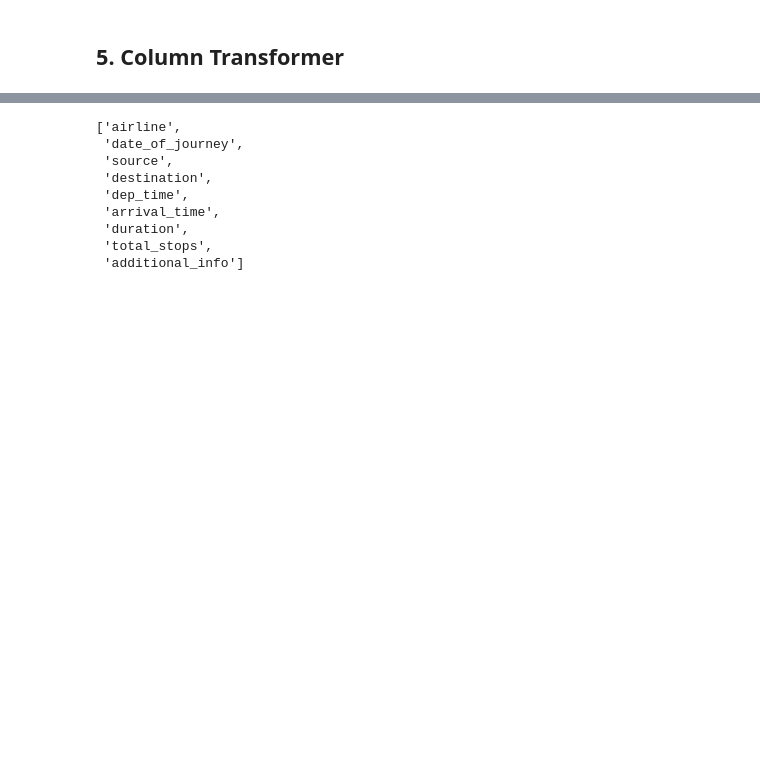
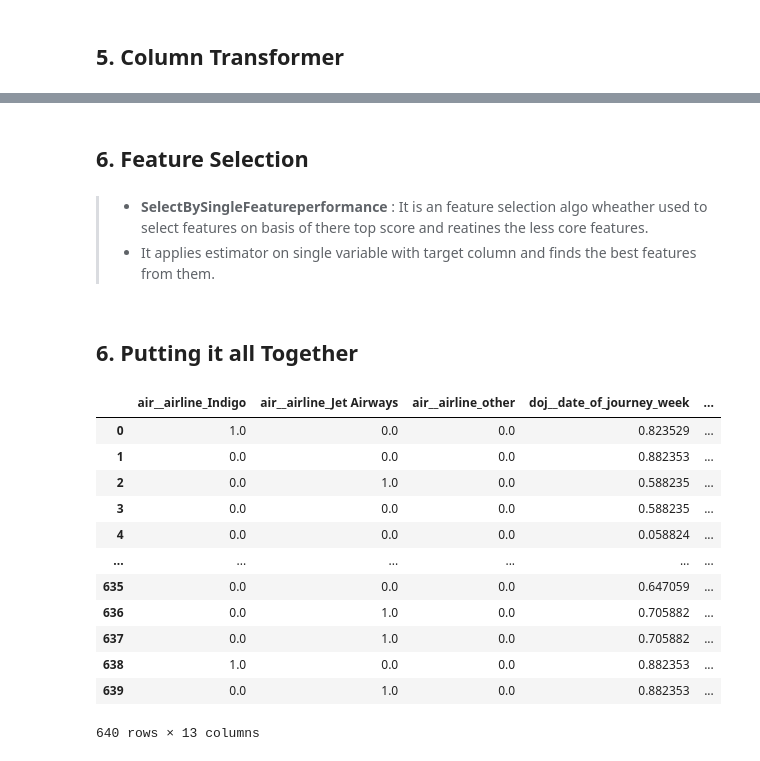
Before and after one commit to ninja03jod/SageMaker_Flight_Price_Prediction, a Jupyter notebook: Notebooks/feature-engineering.ipynb, the cells around one changed output, grey strips where cells are left out. Drawn from its saved outputs; the diff is of its cells as text; code cells hidden in the pictures; blank space fills up the shorter version.

```diff
--- a/Notebooks/feature-engineering.ipynb
+++ b/Notebooks/feature-engineering.ipynb
@@ -602,0 +753,7 @@ duration_transformer.fit_transform(X_train[['duration']])
+# %%
+info_union = FeatureUnion(transformer_list=[
+    ('part1', info_pipe1),
+    ('part2', FunctionTransformer(func=have_info))
+])
+
+info_union.fit_transform(X_train.loc[:,['additional_info']])
@@ -602,0 +774,7 @@ duration_transformer.fit_transform(X_train[['duration']])
+# %%
+info_transformer = Pipeline(steps=[
+    ('imputer', SimpleImputer(strategy='constant', fill_value='unknown')),
+    ('union', info_union)
+])
+
+info_transformer.fit_transform(X_train.loc[:,['additional_info']])
@@ -608,7 +800,9 @@ column_transformer = ColumnTransformer(transformers=[
     ('doj', doj_transformer,['date_of_journey']),
     ('location', location_transform,['source','destination']),
     ('time', time_transformer, ['dep_time','arrival_time']),
-    ('dur', duration_transformer, ['duration'])
+    ('dur', duration_transformer, ['duration']),
+    ('stops', total_stops_transformer, ['total_stops']),
+    ('info', info_transformer, ['additional_info'])
 
 ], remainder='passthrough')
 
@@ -630,12 +824,36 @@ column_transformer.fit_transform(X_train, y_train)
-# %%
-X_train.columns.to_list()
-# %% [output]
-['airline',
- 'date_of_journey',
- 'source',
- 'destination',
- 'dep_time',
- 'arrival_time',
- 'duration',
- 'total_stops',
- 'additional_info']
+# %% [markdown]
+## 6. Feature Selection
+# %%
+estimator = RandomForestRegressor(n_estimators=10,max_depth=3, random_state=42)
+
+selector = SelectBySingleFeaturePerformance(
+    estimator=estimator,
+    scoring='r2',
+    threshold=0.1
+)
+# %% [markdown]
+>- **SelectBySingleFeatureperformance** : It is an feature selection algo wheather used to select features on basis of there top score and reatines the less core features.
+>- It applies estimator on single variable with target column and finds the best features from them.
+# %% [markdown]
+## 6. Putting it all Together
+# %%
+preprocessor = Pipeline(steps=[
+    ('ct', column_transformer),
+    ('selector', selector)
+])
+
+preprocessor.fit_transform(X_train,y_train)
+# %% [output]
+|  | air__airline_Indigo | air__airline_Jet Airways | air__airline_other | doj__date_of_journey_week | ... |
+| 0 | 1.0 | 0.0 | 0.0 | 0.823529 | ... |
+| 1 | 0.0 | 0.0 | 0.0 | 0.882353 | ... |
+| 2 | 0.0 | 1.0 | 0.0 | 0.588235 | ... |
+| 3 | 0.0 | 0.0 | 0.0 | 0.588235 | ... |
+| 4 | 0.0 | 0.0 | 0.0 | 0.058824 | ... |
+| ... | ... | ... | ... | ... | ... |
+| 635 | 0.0 | 0.0 | 0.0 | 0.647059 | ... |
+| 636 | 0.0 | 1.0 | 0.0 | 0.705882 | ... |
+| 637 | 0.0 | 1.0 | 0.0 | 0.705882 | ... |
+| 638 | 1.0 | 0.0 | 0.0 | 0.882353 | ... |
+| 639 | 0.0 | 1.0 | 0.0 | 0.882353 | ... |
+640 rows × 13 columns
```
Also changed, not shown: parts of 16 cells of this notebook.
